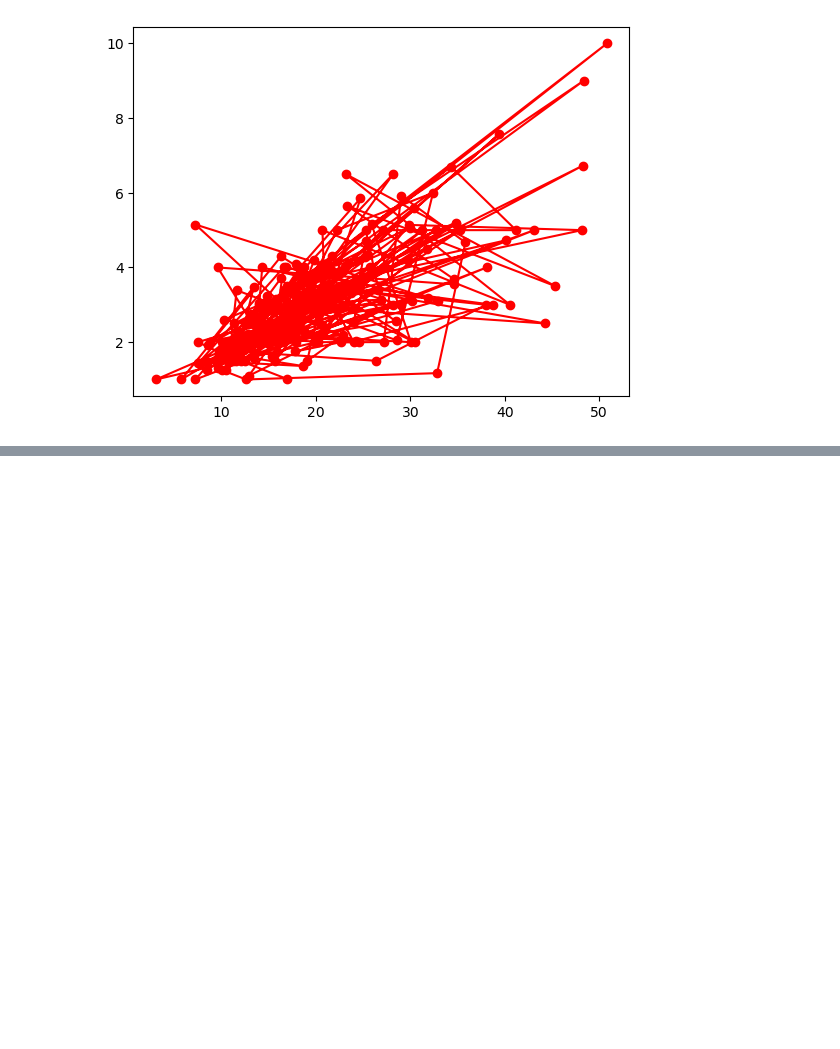
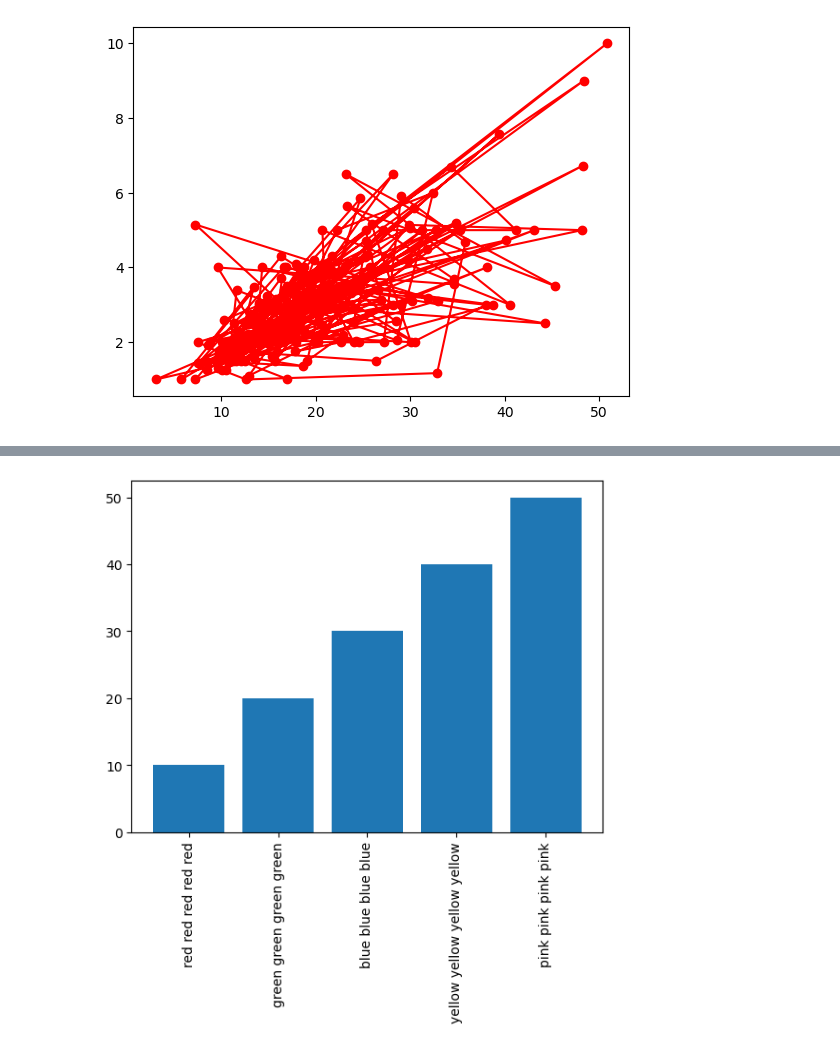
Before and after one commit to KhanUzeb/Data-Science, a Jupyter notebook: Matplotlib/Matplotlib1.ipynb, the cells around one changed output, grey strips where cells are left out. Drawn from its saved outputs; the diff is of its cells as text; code cells hidden in the pictures; blank space fills up the shorter version.

```diff
--- a/Matplotlib/Matplotlib1.ipynb
+++ b/Matplotlib/Matplotlib1.ipynb
@@ -166,0 +207,9 @@ plt.plot(tips['total_bill'],tips['tip'],color='red',marker='o')
+# %%
+#problem scenario
+children=[10,20,30,40,50]
+colors=['red red red red red','green green green green','blue blue blue blue','yellow yellow yellow yellow','pink pink pink pink']
+plt.bar(colors,children)
+plt.xticks(rotation='vertical')
+plt.show()
+# %% [output]
+[figure, added]
```
Also changed, not shown: parts of 21 cells of this notebook, 1 other file.
